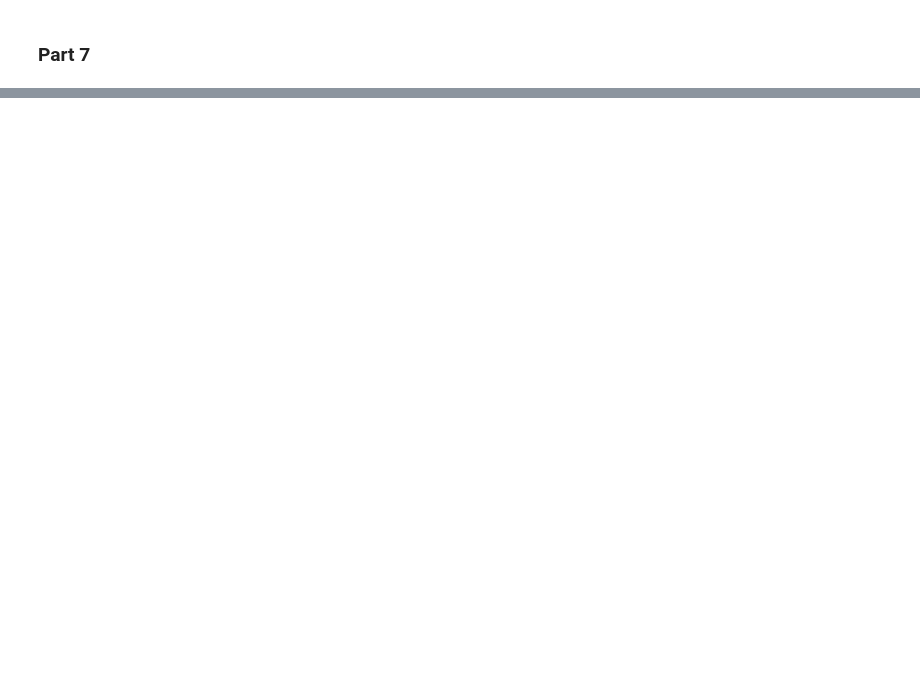
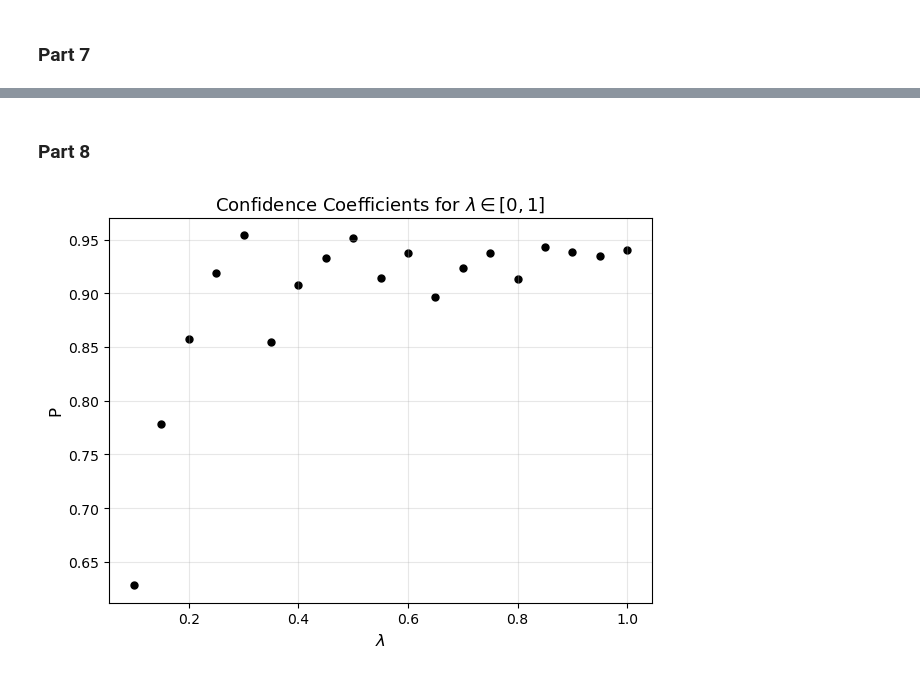
Before and after one commit to Ali-Raisolsadat/Ali-Raisolsadat.github.io, a Jupyter notebook: stat4110-code/chapter3/slide_code/lecture3_lecture_code_python.ipynb, the cells around one changed output, grey strips where cells are left out. Drawn from its saved outputs; the diff is of its cells as text; code cells hidden in the pictures; blank space fills up the shorter version.

Commit message:
added chapter 3 part 8 sldies

```diff
--- a/stat4110-code/chapter3/slide_code/lecture3_lecture_code_python.ipynb
+++ b/stat4110-code/chapter3/slide_code/lecture3_lecture_code_python.ipynb
@@ -288,0 +290,30 @@ plt.show()
+# %% [markdown]
+### Part 8
+# %%
+n = 10
+N = 5000
+lambdas = []
+P = []
+
+for i in range(1, 20):
+    lam = 0.05 * (i + 1)
+    lambdas.append(lam)
+    k = 0
+    for j in range(N):
+        X = np.random.poisson(lam, n)
+        m = np.mean(X)
+        d = np.std(X, ddof=1) * sc.stats.t.ppf(0.975, df=n-1) / np.sqrt(n)
+        if (m - d <= lam) and (lam <= m + d):
+            k += 1
+    P.append(k / N)
+
+# plot
+plt.figure(figsize=(7, 5))
+plt.scatter(lambdas, P, color='black', s=25)
+plt.xlabel(r'$\lambda$', fontsize=12)
+plt.ylabel('P', fontsize=12)
+plt.title(r'Confidence Coefficients for $\lambda \in [0,1]$', fontsize=13)
+plt.grid(alpha=0.3)
+plt.show()
+# %% [output]
+[figure, added]
```
Also changed, not shown: parts of 12 cells of this notebook, 5 other files.
